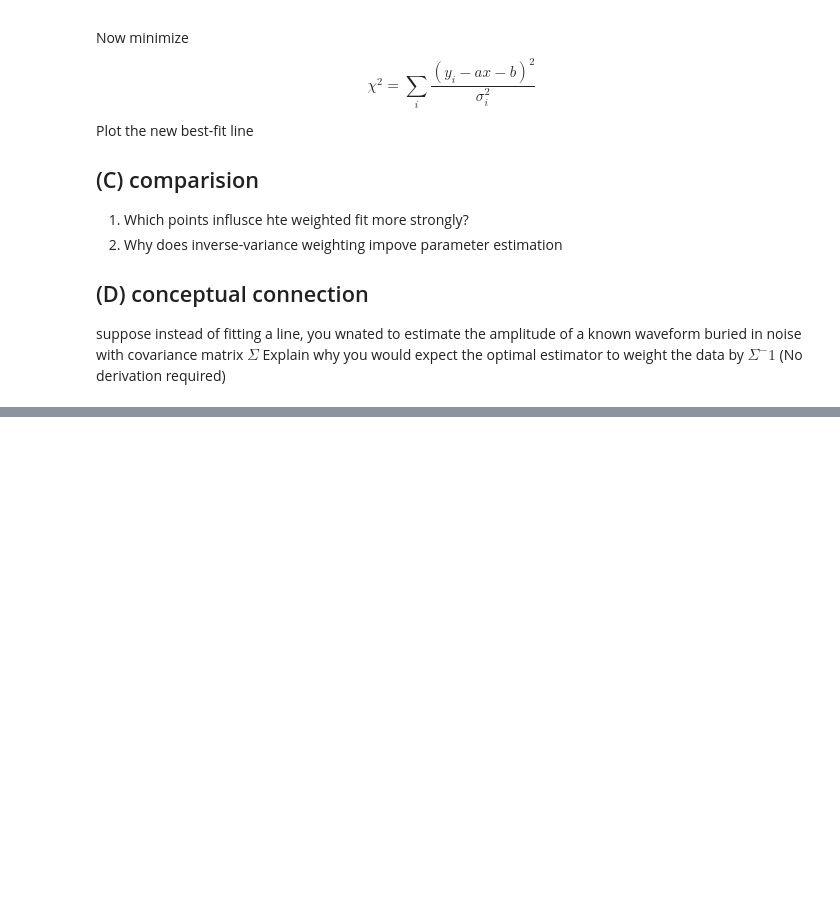
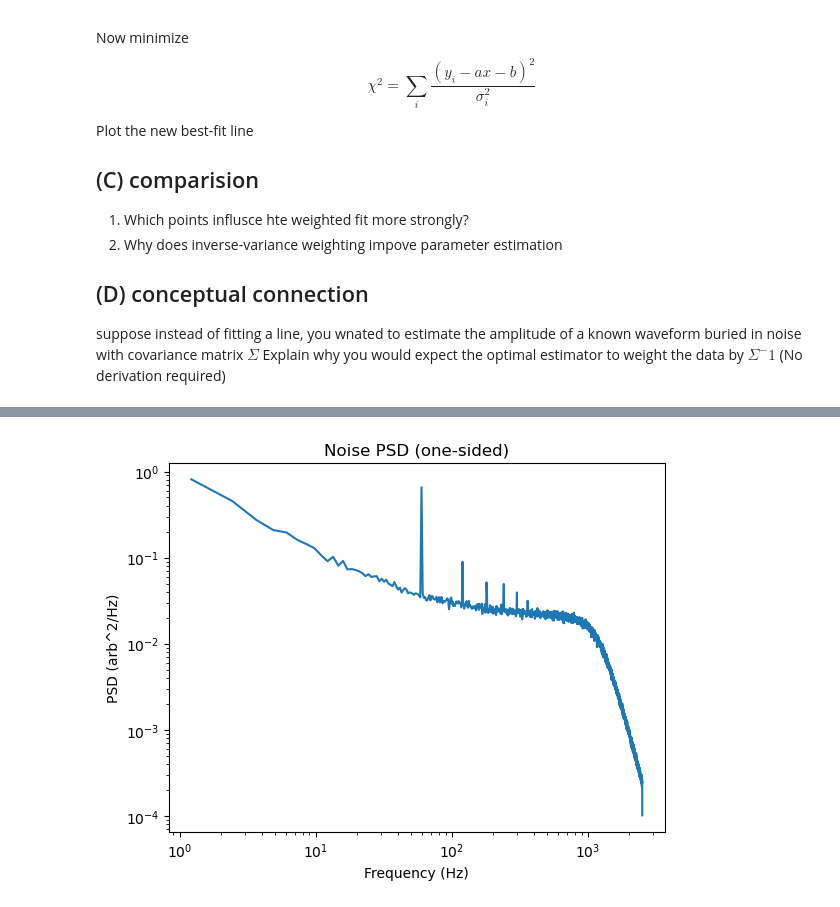
Before and after one commit to breckmeagher/statistics-and-data-analysis, a Jupyter notebook: work-in-progress/homework3_setup.ipynb, the cells around one changed output, grey strips where cells are left out. Cells and saved outputs as stored; diff of their text form; code cells hidden in the pictures; blank space fills up the shorter version.

```diff
--- a/work-in-progress/homework3_setup.ipynb
+++ b/work-in-progress/homework3_setup.ipynb
@@ -243,0 +485,30 @@ Event data loaded successfully. Shape: (3000, 4096)
+# %%
+# =========================
+# Part 1 (PSD plot only; optional for naive method)
+# =========================
+from numpy.fft import rfft, rfftfreq
+
+def calc_psd_folded(x, fs):
+    """
+    One-sided PSD estimate from an array of traces x with shape (Ntraces, nsamp).
+    """
+    x = np.asarray(x)
+    N = x.shape[1]
+    norm = fs * N
+    psd = np.mean(np.abs(rfft(x, axis=1))**2, axis=0) / norm
+    psd[1:N//2] *= 2.0
+    f = rfftfreq(N, d=1/fs)
+    return f, psd
+
+f, psd_noise = calc_psd_folded(noise_data, fs)
+
+plt.figure()
+plt.loglog(f[1:], psd_noise[1:])  # skip DC
+plt.xlabel("Frequency (Hz)")
+plt.ylabel("PSD (arb^2/Hz)")
+plt.title("Noise PSD (one-sided)")
+plt.show()
+
+# Note: PSD is not used by the naive peak estimator, but it's still fine to include.
+# %% [output]
+[figure, added]
```
Also changed, not shown: parts of 11 cells of this notebook.
